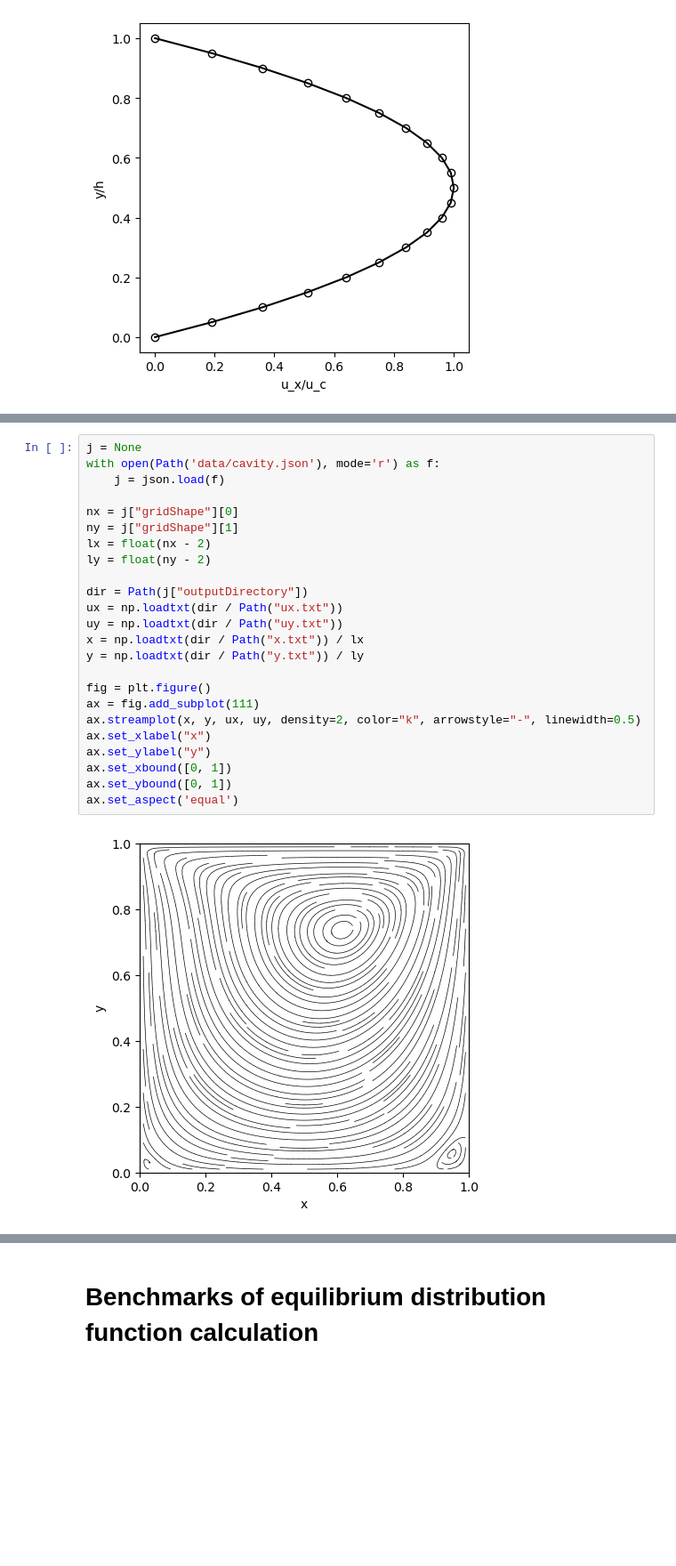
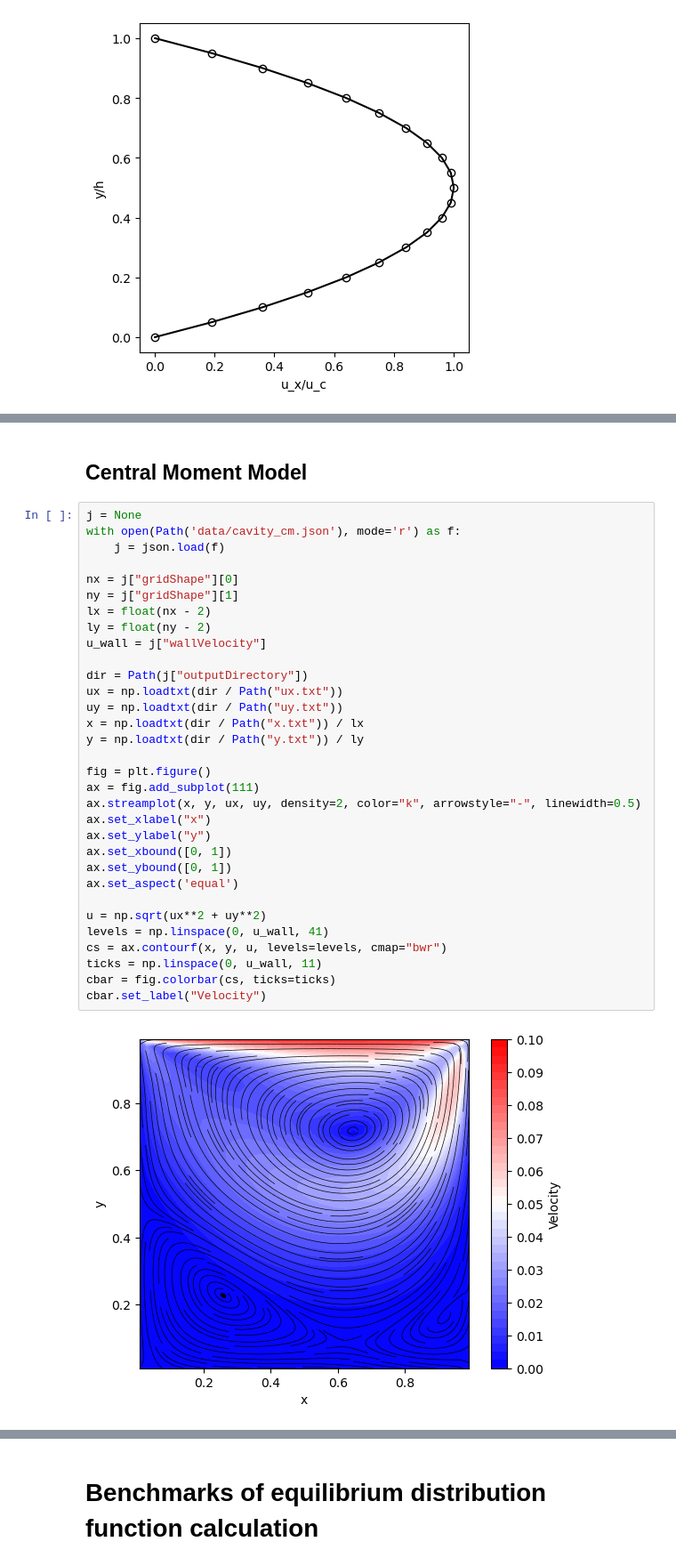
Before and after one commit to shohirose/lbm-simulator, a Jupyter notebook: plot.ipynb, the cells around one changed output, grey strips where cells are left out. Shown: that part at 89% size. Drawn from its saved outputs; the diff is of its cells as text; blank space fills up the shorter version.

Commit message:
update plots. CM model is not verified yet.

```diff
--- a/plot.ipynb
+++ b/plot.ipynb
@@ -71,26 +156,36 @@ nu = 0.02, uc = 2.500000e-02
+# %% [markdown]
+## Central Moment Model
 # %%
 j = None
-with open(Path('data/cavity.json'), mode='r') as f:
+with open(Path('data/cavity_cm.json'), mode='r') as f:
     j = json.load(f)
 
 nx = j["gridShape"][0]
 ny = j["gridShape"][1]
 lx = float(nx - 2)
 ly = float(ny - 2)
+u_wall = j["wallVelocity"]
 
 dir = Path(j["outputDirectory"])
 ux = np.loadtxt(dir / Path("ux.txt"))
 uy = np.loadtxt(dir / Path("uy.txt"))
 x = np.loadtxt(dir / Path("x.txt")) / lx
 y = np.loadtxt(dir / Path("y.txt")) / ly
 
 fig = plt.figure()
 ax = fig.add_subplot(111)
 ax.streamplot(x, y, ux, uy, density=2, color="k", arrowstyle="-", linewidth=0.5)
 ax.set_xlabel("x")
 ax.set_ylabel("y")
 ax.set_xbound([0, 1])
 ax.set_ybound([0, 1])
 ax.set_aspect('equal')
+
+u = np.sqrt(ux**2 + uy**2)
+levels = np.linspace(0, u_wall, 41)
+cs = ax.contourf(x, y, u, levels=levels, cmap="bwr")
+ticks = np.linspace(0, u_wall, 11)
+cbar = fig.colorbar(cs, ticks=ticks)
+cbar.set_label("Velocity")
 # %% [output]
-[figure, old version]
+[figure, new version]
```
Also changed, not shown: parts of 10 cells of this notebook.
